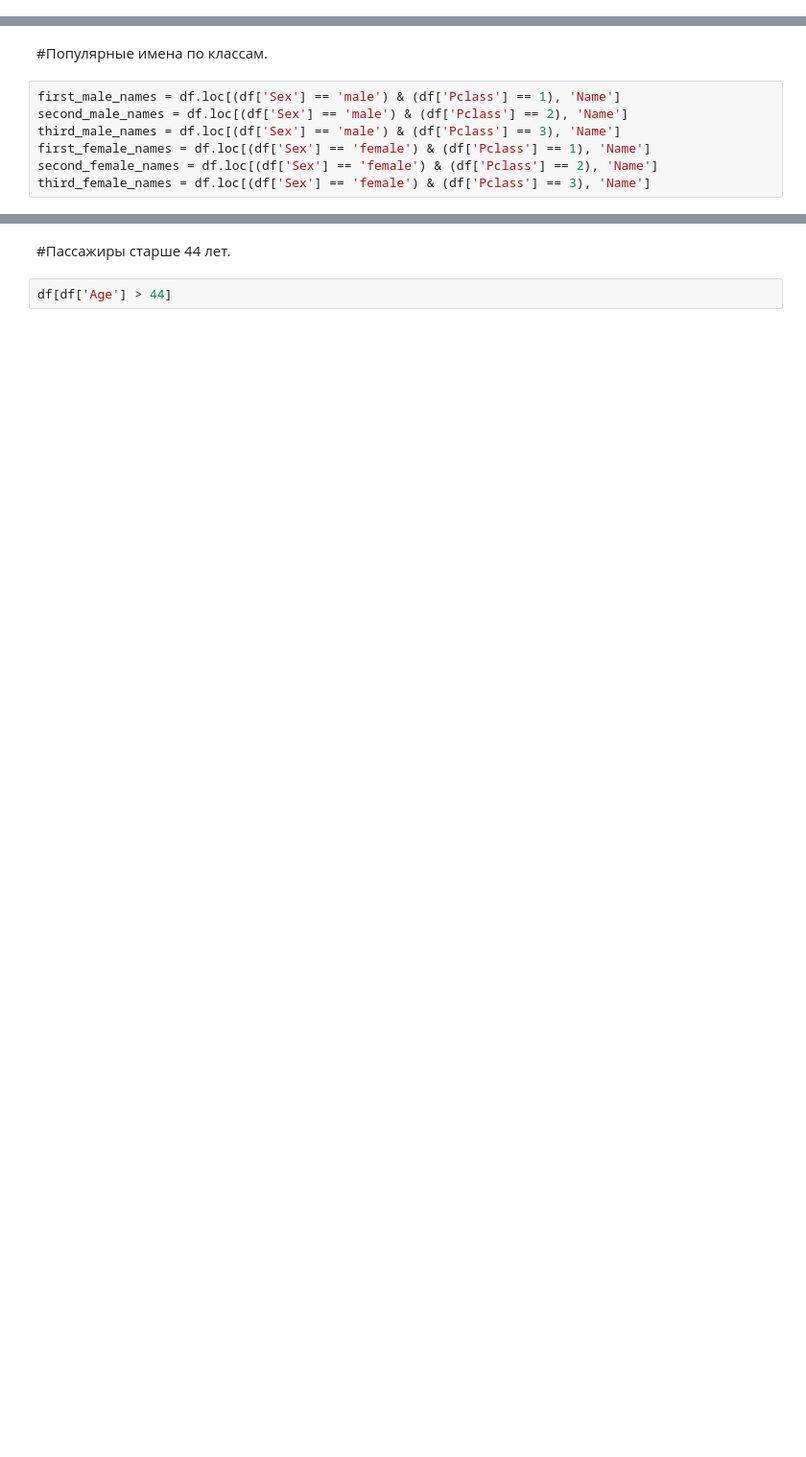
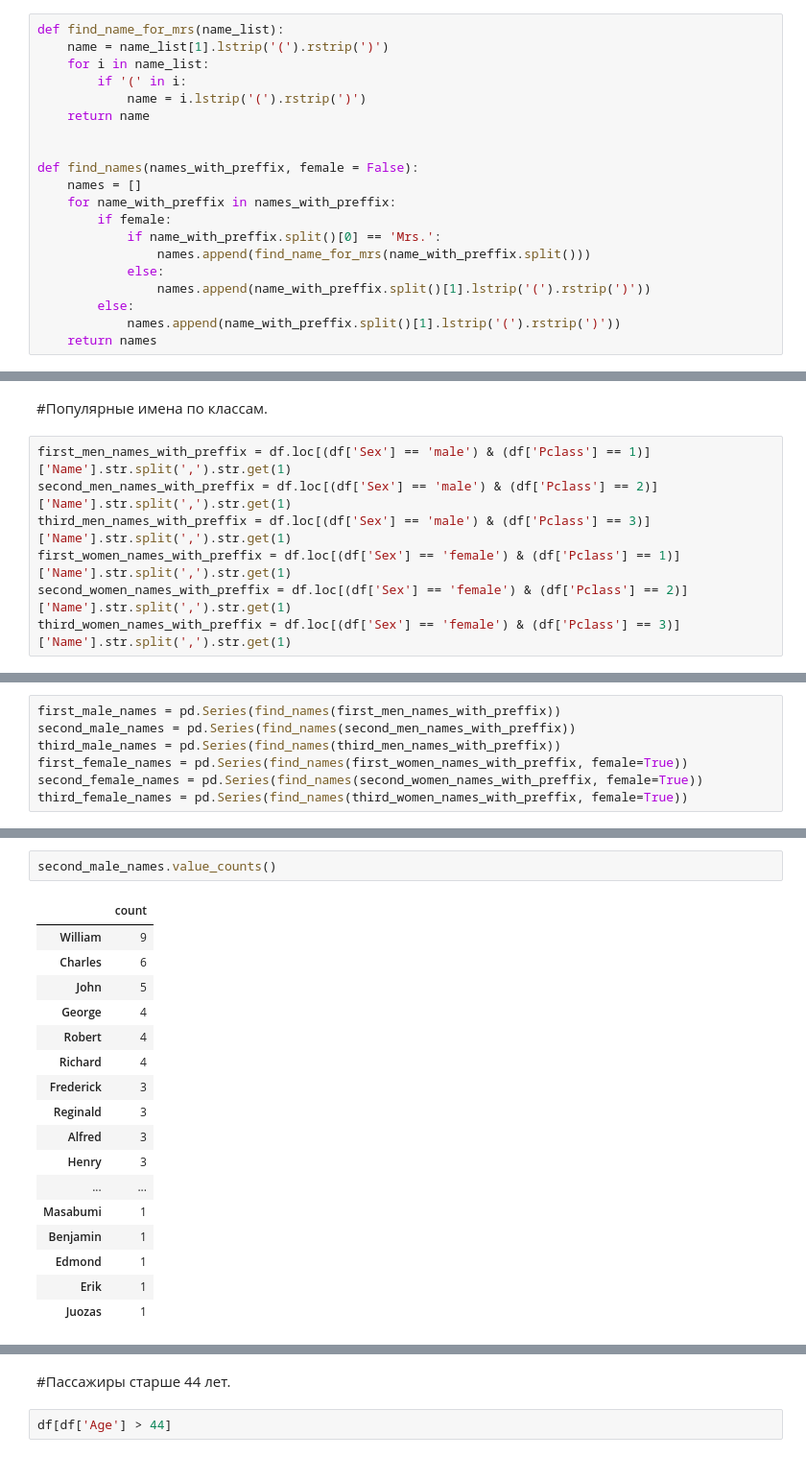
Before and after one commit to TheGooger/Python_data_analysis_ITMO, a Jupyter notebook: HW3.ipynb, the cells around one changed output, grey strips where cells are left out. Shown at 96% size. Drawn from its saved outputs; the diff is of its cells as text; blank space fills up the shorter version.

```diff
--- a/HW3.ipynb
+++ b/HW3.ipynb
@@ -165,0 +115,20 @@ def find_freq(d_list):
+# %%
+def find_name_for_mrs(name_list):
+    name = name_list[1].lstrip('(').rstrip(')')
+    for i in name_list:
+        if '(' in i:
+            name = i.lstrip('(').rstrip(')')
+    return name
+
+
+def find_names(names_with_preffix, female = False):
+    names = []
+    for name_with_preffix in names_with_preffix:
+        if female:
+            if name_with_preffix.split()[0] == 'Mrs.':
+                names.append(find_name_for_mrs(name_with_preffix.split()))
+            else:
+                names.append(name_with_preffix.split()[1].lstrip('(').rstrip(')'))
+        else:
+            names.append(name_with_preffix.split()[1].lstrip('(').rstrip(')'))
+    return names
@@ -172,9 +178,9 @@ print(f'Самое популярное женское имя на корабл
 # %% [markdown]
 #Популярные имена по классам.
 # %%
-first_male_names = df.loc[(df['Sex'] == 'male') & (df['Pclass'] == 1), 'Name']
-second_male_names = df.loc[(df['Sex'] == 'male') & (df['Pclass'] == 2), 'Name']
-third_male_names = df.loc[(df['Sex'] == 'male') & (df['Pclass'] == 3), 'Name']
-first_female_names = df.loc[(df['Sex'] == 'female') & (df['Pclass'] == 1), 'Name']
-second_female_names = df.loc[(df['Sex'] == 'female') & (df['Pclass'] == 2), 'Name']
-third_female_names = df.loc[(df['Sex'] == 'female') & (df['Pclass'] == 3), 'Name']
+first_men_names_with_preffix = df.loc[(df['Sex'] == 'male') & (df['Pclass'] == 1)]['Name'].str.split(',').str.get(1)
+second_men_names_with_preffix = df.loc[(df['Sex'] == 'male') & (df['Pclass'] == 2)]['Name'].str.split(',').str.get(1)
+third_men_names_with_preffix = df.loc[(df['Sex'] == 'male') & (df['Pclass'] == 3)]['Name'].str.split(',').str.get(1)
+first_women_names_with_preffix = df.loc[(df['Sex'] == 'female') & (df['Pclass'] == 1)]['Name'].str.split(',').str.get(1)
+second_women_names_with_preffix = df.loc[(df['Sex'] == 'female') & (df['Pclass'] == 2)]['Name'].str.split(',').str.get(1)
+third_women_names_with_preffix = df.loc[(df['Sex'] == 'female') & (df['Pclass'] == 3)]['Name'].str.split(',').str.get(1)
@@ -213,0 +187,7 @@ print(f'Самое популярное женское имя 3 класса {fi
+# %%
+first_male_names = pd.Series(find_names(first_men_names_with_preffix))
+second_male_names = pd.Series(find_names(second_men_names_with_preffix))
+third_male_names = pd.Series(find_names(third_men_names_with_preffix))
+first_female_names = pd.Series(find_names(first_women_names_with_preffix, female=True))
+second_female_names = pd.Series(find_names(second_women_names_with_preffix, female=True))
+third_female_names = pd.Series(find_names(third_women_names_with_preffix, female=True))
@@ -213,0 +211,20 @@ print(f'Самое популярное женское имя 3 класса {fi
+# %%
+second_male_names.value_counts()
+# %% [output]
+|  | count |
+| William | 9 |
+| Charles | 6 |
+| John | 5 |
+| George | 4 |
+| Robert | 4 |
+| Richard | 4 |
+| Frederick | 3 |
+| Reginald | 3 |
+| Alfred | 3 |
+| Henry | 3 |
+| ... | ... |
+| Masabumi | 1 |
+| Benjamin | 1 |
+| Edmond | 1 |
+| Erik | 1 |
+| Juozas | 1 |
```
Also changed, not shown: parts of 37 cells of this notebook.
